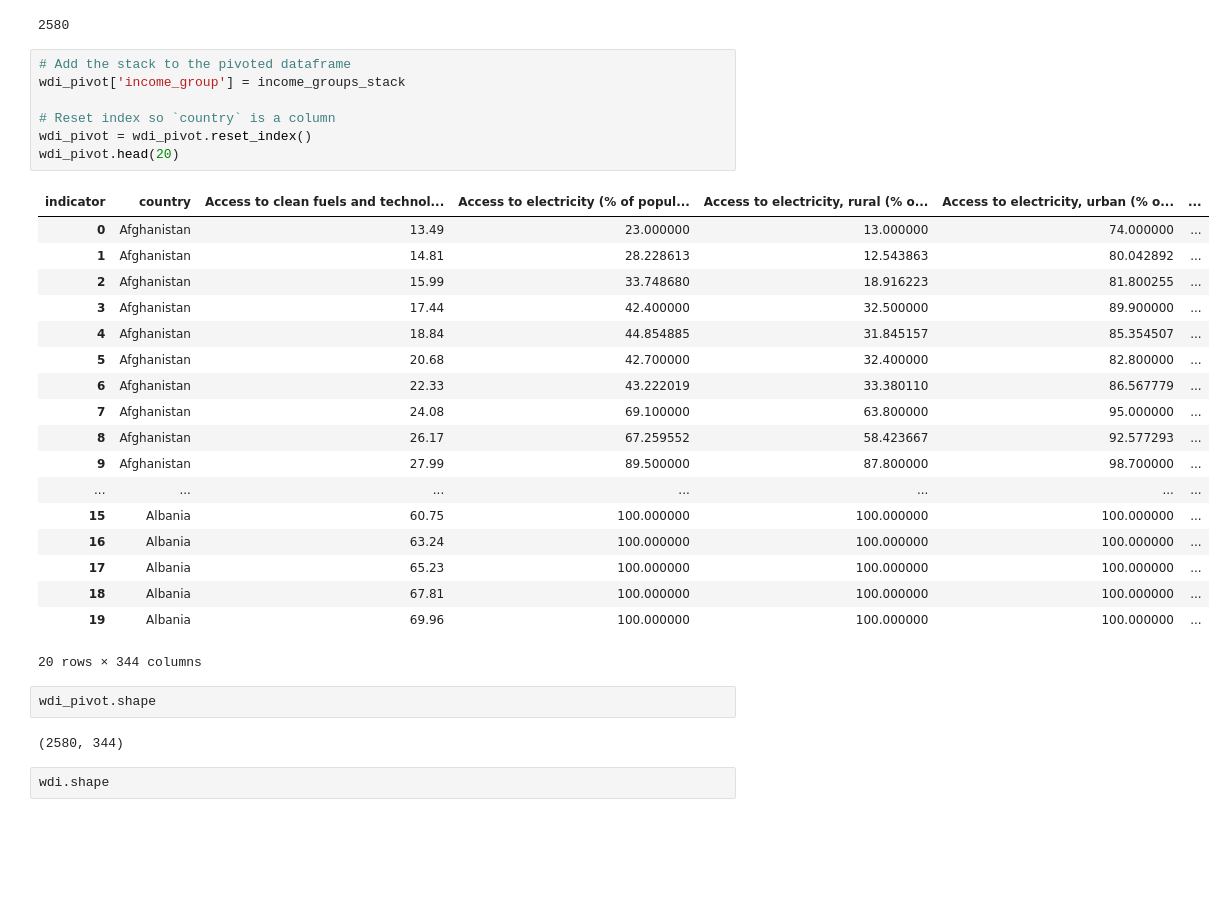
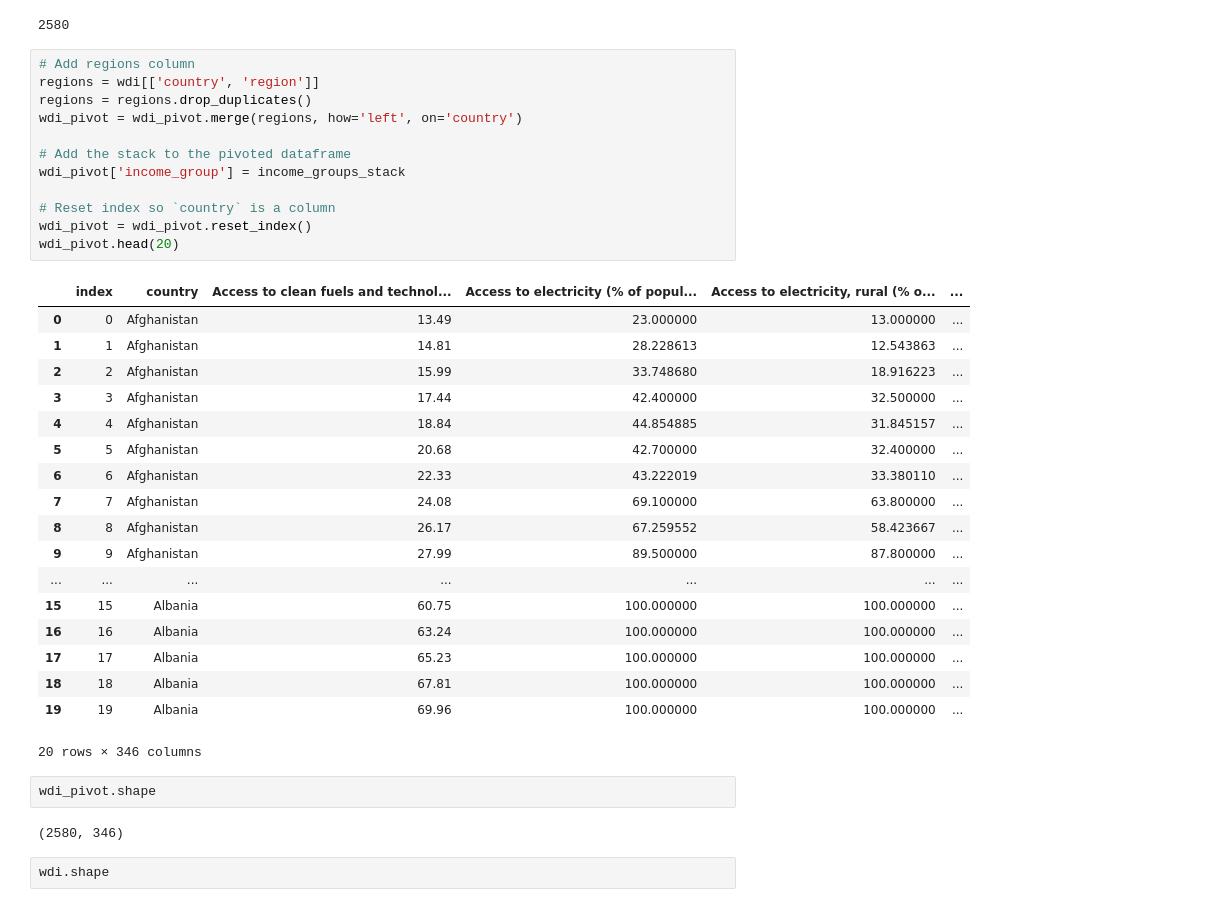
Before and after one commit to dametreusv/world_development_indicators, a Jupyter notebook: WDI_wrangle.ipynb, the cells around one changed output. Cells and saved outputs as stored; diff of their text form; blank space fills up the shorter version.

```diff
--- a/WDI_wrangle.ipynb
+++ b/WDI_wrangle.ipynb
@@ -709,35 +709,40 @@ len(wdi_pivot)
 # %% [output]
 2580
 # %%
+# Add regions column
+regions = wdi[['country', 'region']]
+regions = regions.drop_duplicates()
+wdi_pivot = wdi_pivot.merge(regions, how='left', on='country')
+
 # Add the stack to the pivoted dataframe
 wdi_pivot['income_group'] = income_groups_stack
 
 # Reset index so `country` is a column
 wdi_pivot = wdi_pivot.reset_index()
 wdi_pivot.head(20)
 # %% [output]
-| indicator | country | Access to clean fuels and technol... | Access to electricity (% of popul... | Access to electricity, rural (% o... | Access to electricity, urban (% o... | ... |
-| 0 | Afghanistan | 13.49 | 23.000000 | 13.000000 | 74.000000 | ... |
-| 1 | Afghanistan | 14.81 | 28.228613 | 12.543863 | 80.042892 | ... |
-| 2 | Afghanistan | 15.99 | 33.748680 | 18.916223 | 81.800255 | ... |
-| 3 | Afghanistan | 17.44 | 42.400000 | 32.500000 | 89.900000 | ... |
-| 4 | Afghanistan | 18.84 | 44.854885 | 31.845157 | 85.354507 | ... |
-| 5 | Afghanistan | 20.68 | 42.700000 | 32.400000 | 82.800000 | ... |
-| 6 | Afghanistan | 22.33 | 43.222019 | 33.380110 | 86.567779 | ... |
-| 7 | Afghanistan | 24.08 | 69.100000 | 63.800000 | 95.000000 | ... |
-| 8 | Afghanistan | 26.17 | 67.259552 | 58.423667 | 92.577293 | ... |
-| 9 | Afghanistan | 27.99 | 89.500000 | 87.800000 | 98.700000 | ... |
+|  | index | country | Access to clean fuels and technol... | Access to electricity (% of popul... | Access to electricity, rural (% o... | ... |
+| 0 | 0 | Afghanistan | 13.49 | 23.000000 | 13.000000 | ... |
+| 1 | 1 | Afghanistan | 14.81 | 28.228613 | 12.543863 | ... |
+| 2 | 2 | Afghanistan | 15.99 | 33.748680 | 18.916223 | ... |
+| 3 | 3 | Afghanistan | 17.44 | 42.400000 | 32.500000 | ... |
+| 4 | 4 | Afghanistan | 18.84 | 44.854885 | 31.845157 | ... |
+| 5 | 5 | Afghanistan | 20.68 | 42.700000 | 32.400000 | ... |
+| 6 | 6 | Afghanistan | 22.33 | 43.222019 | 33.380110 | ... |
+| 7 | 7 | Afghanistan | 24.08 | 69.100000 | 63.800000 | ... |
+| 8 | 8 | Afghanistan | 26.17 | 67.259552 | 58.423667 | ... |
+| 9 | 9 | Afghanistan | 27.99 | 89.500000 | 87.800000 | ... |
 | ... | ... | ... | ... | ... | ... | ... |
-| 15 | Albania | 60.75 | 100.000000 | 100.000000 | 100.000000 | ... |
-| 16 | Albania | 63.24 | 100.000000 | 100.000000 | 100.000000 | ... |
-| 17 | Albania | 65.23 | 100.000000 | 100.000000 | 100.000000 | ... |
-| 18 | Albania | 67.81 | 100.000000 | 100.000000 | 100.000000 | ... |
-| 19 | Albania | 69.96 | 100.000000 | 100.000000 | 100.000000 | ... |
+| 15 | 15 | Albania | 60.75 | 100.000000 | 100.000000 | ... |
+| 16 | 16 | Albania | 63.24 | 100.000000 | 100.000000 | ... |
+| 17 | 17 | Albania | 65.23 | 100.000000 | 100.000000 | ... |
+| 18 | 18 | Albania | 67.81 | 100.000000 | 100.000000 | ... |
+| 19 | 19 | Albania | 69.96 | 100.000000 | 100.000000 | ... |
-20 rows × 344 columns
+20 rows × 346 columns
 # %%
 wdi_pivot.shape
 # %% [output]
-(2580, 344)
+(2580, 346)
 # %%
 wdi.shape
 # %% [output]
```
Also changed, not shown: parts of 4 cells of this notebook.
